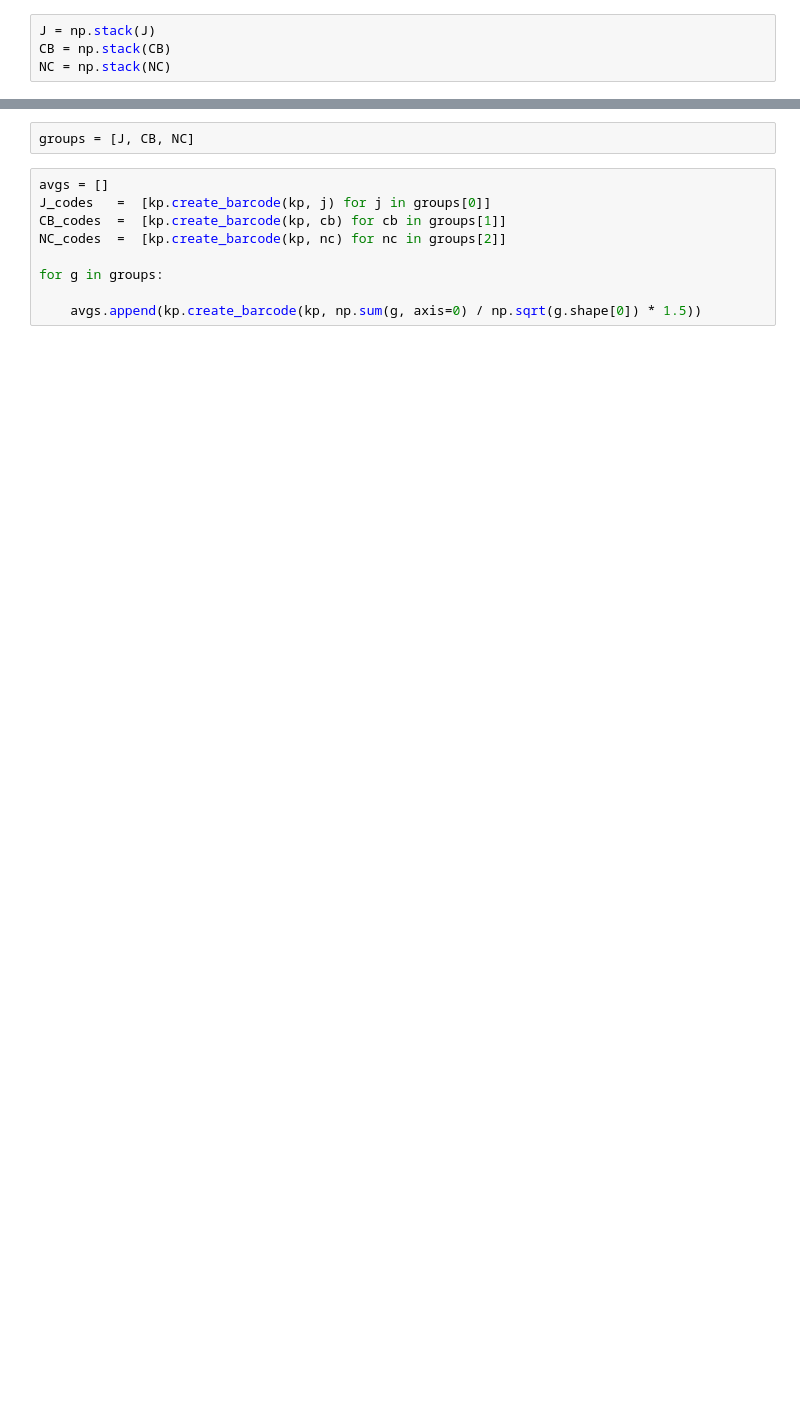
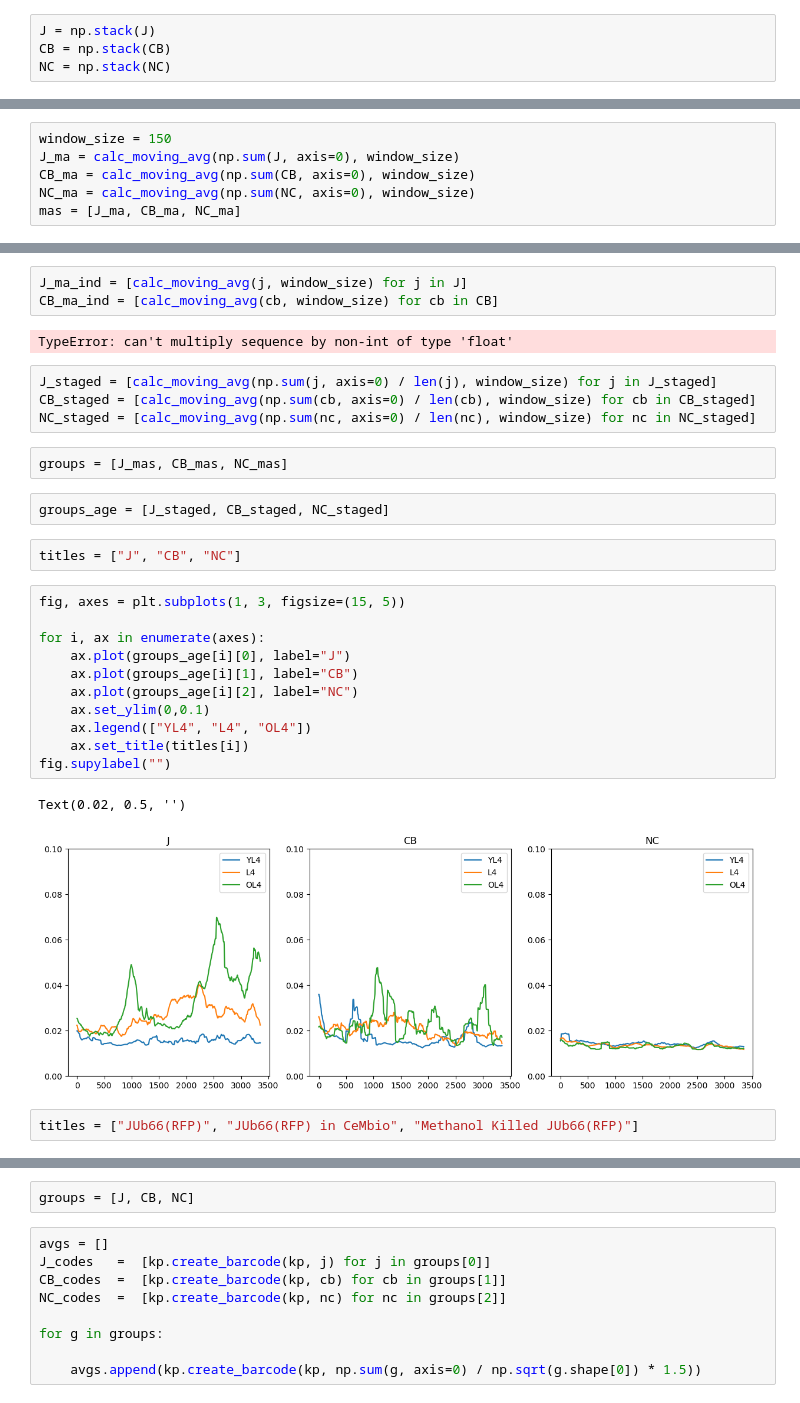
Before and after one commit to moore-andrew05/imaging_tools, a Jupyter notebook: LIVE_BACTERIAL_IMAGING/Lab_Meeting_Stuff.ipynb, the cells around one changed output, grey strips where cells are left out. Drawn from its saved outputs; the diff is of its cells as text; blank space fills up the shorter version.

```diff
--- a/LIVE_BACTERIAL_IMAGING/Lab_Meeting_Stuff.ipynb
+++ b/LIVE_BACTERIAL_IMAGING/Lab_Meeting_Stuff.ipynb
@@ -20,0 +60,6 @@ J.shape, CB.shape, NC.shape
+# %%
+window_size = 150
+J_ma = calc_moving_avg(np.sum(J, axis=0), window_size)
+CB_ma = calc_moving_avg(np.sum(CB, axis=0), window_size)
+NC_ma = calc_moving_avg(np.sum(NC, axis=0), window_size)
+mas = [J_ma, CB_ma, NC_ma]
@@ -20,0 +72,31 @@ J.shape, CB.shape, NC.shape
+# %%
+J_ma_ind = [calc_moving_avg(j, window_size) for j in J]
+CB_ma_ind = [calc_moving_avg(cb, window_size) for cb in CB]
+# %% [output]
+TypeError: can't multiply sequence by non-int of type 'float'
+# %%
+J_staged = [calc_moving_avg(np.sum(j, axis=0) / len(j), window_size) for j in J_staged]
+CB_staged = [calc_moving_avg(np.sum(cb, axis=0) / len(cb), window_size) for cb in CB_staged]
+NC_staged = [calc_moving_avg(np.sum(nc, axis=0) / len(nc), window_size) for nc in NC_staged]
+# %%
+groups = [J_mas, CB_mas, NC_mas]
+# %%
+groups_age = [J_staged, CB_staged, NC_staged]
+# %%
+titles = ["J", "CB", "NC"]
+# %%
+fig, axes = plt.subplots(1, 3, figsize=(15, 5))
+
+for i, ax in enumerate(axes):
+    ax.plot(groups_age[i][0], label="J")
+    ax.plot(groups_age[i][1], label="CB")
+    ax.plot(groups_age[i][2], label="NC")
+    ax.set_ylim(0,0.1)
+    ax.legend(["YL4", "L4", "OL4"])
+    ax.set_title(titles[i])
+fig.supylabel("")
+# %% [output]
+Text(0.02, 0.5, '')
+[figure, added]
+# %%
+titles = ["JUb66(RFP)", "JUb66(RFP) in CeMbio", "Methanol Killed JUb66(RFP)"]
```
Also changed, not shown: parts of 38 cells of this notebook, 5 other files.
